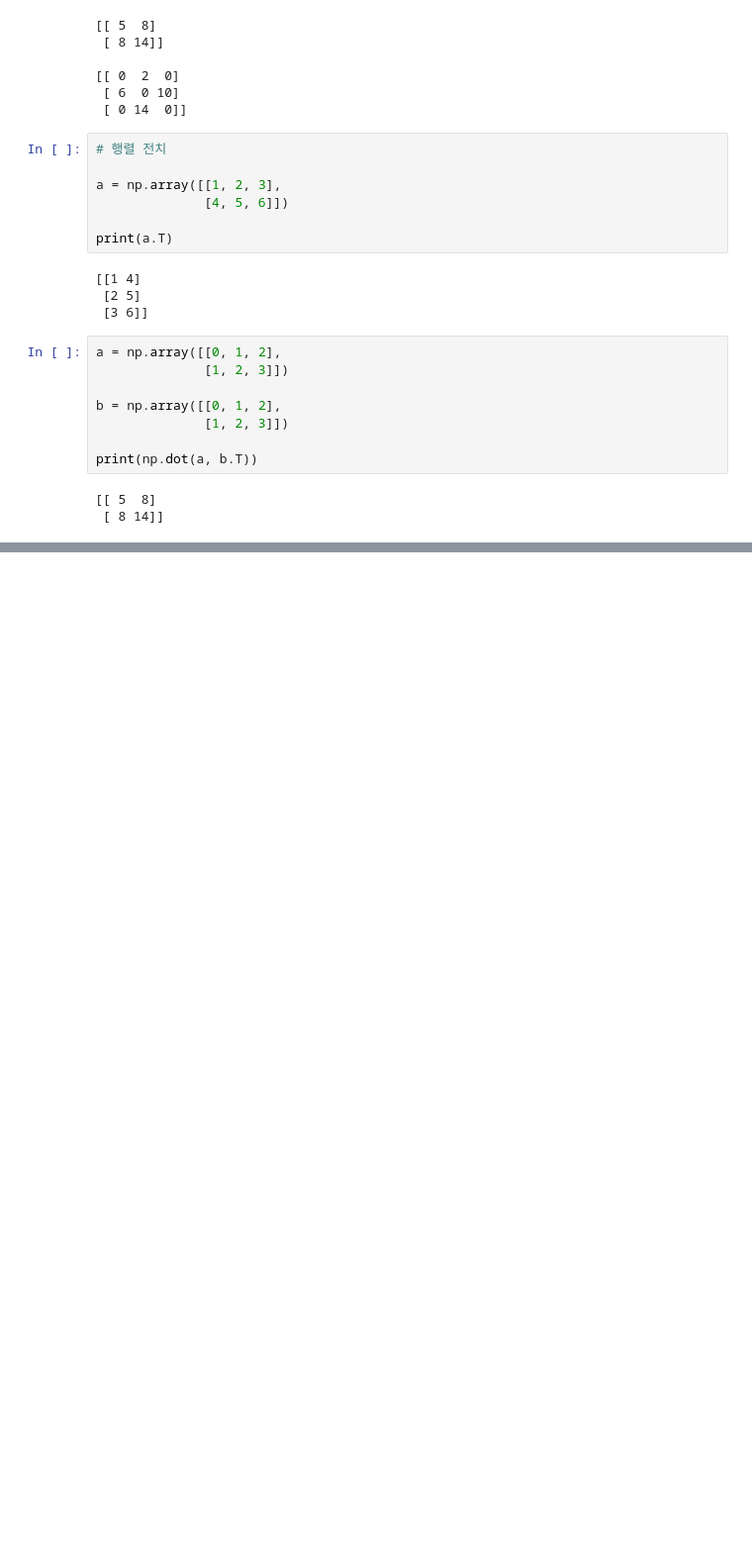
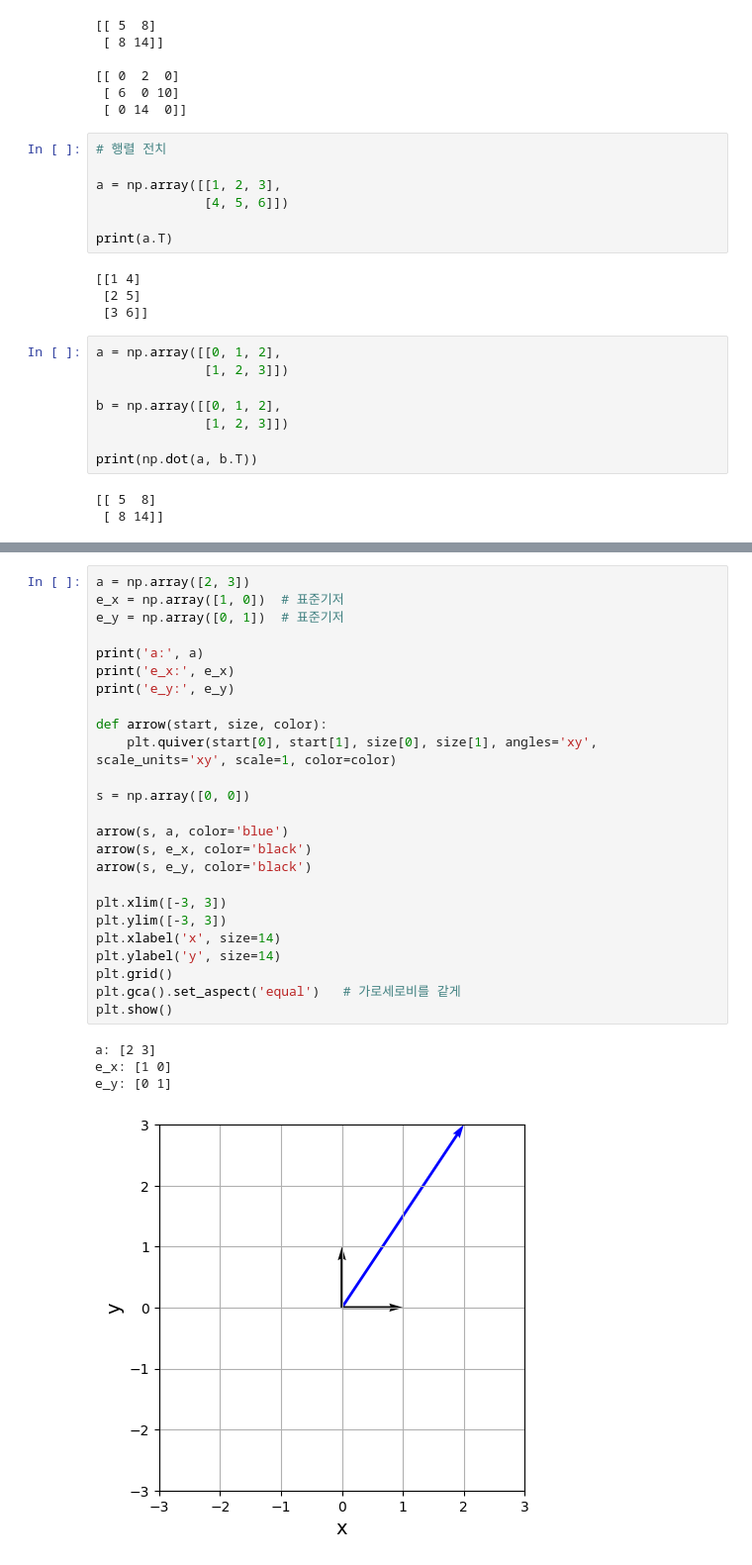
Before and after one commit to MinuSpurs/ML_study, a Jupyter notebook: Basic_AI_Math/4. Scala, vector, matrix, tensor.ipynb, the cells around one changed output, grey strips where cells are left out. Shown: that part at 99% size. Cells and saved outputs as stored; diff of their text form; blank space fills up the shorter version.

```diff
--- a/Basic_AI_Math/4. Scala, vector, matrix, tensor.ipynb
+++ b/Basic_AI_Math/4. Scala, vector, matrix, tensor.ipynb
@@ -167,0 +271,30 @@ print(np.dot(a, b.T))
+# %%
+a = np.array([2, 3])
+e_x = np.array([1, 0])  # 표준기저
+e_y = np.array([0, 1])  # 표준기저
+
+print('a:', a)
+print('e_x:', e_x)
+print('e_y:', e_y)
+
+def arrow(start, size, color):
+    plt.quiver(start[0], start[1], size[0], size[1], angles='xy', scale_units='xy', scale=1, color=color)
+
+s = np.array([0, 0])
+
+arrow(s, a, color='blue')
+arrow(s, e_x, color='black')
+arrow(s, e_y, color='black')
+
+plt.xlim([-3, 3])
+plt.ylim([-3, 3])
+plt.xlabel('x', size=14)
+plt.ylabel('y', size=14)
+plt.grid()
+plt.gca().set_aspect('equal')   # 가로세로비를 같게
+plt.show()
+# %% [output]
+a: [2 3]
+e_x: [1 0]
+e_y: [0 1]
+[figure, added]
```
Also changed, not shown: parts of 11 cells of this notebook.
